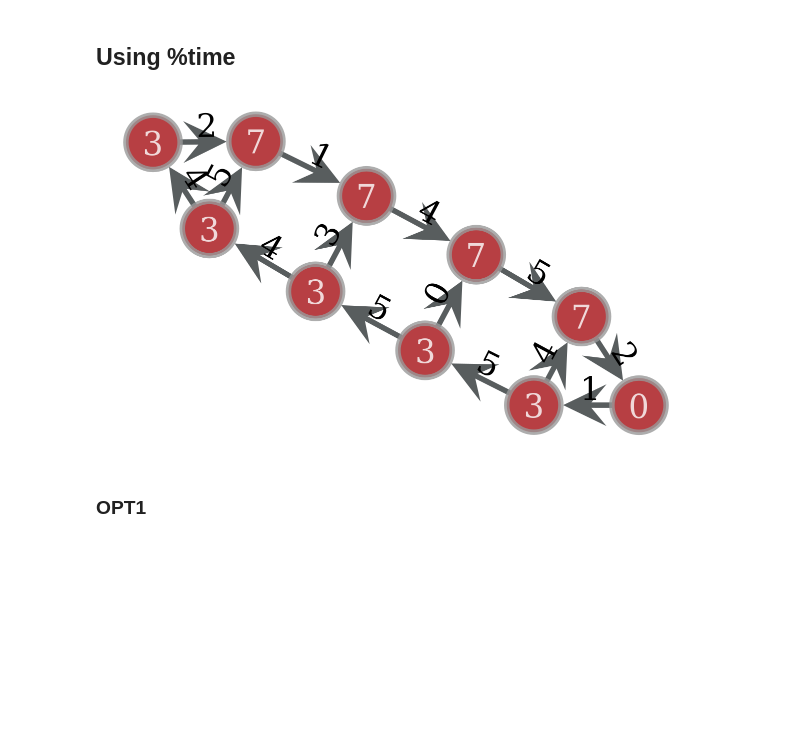
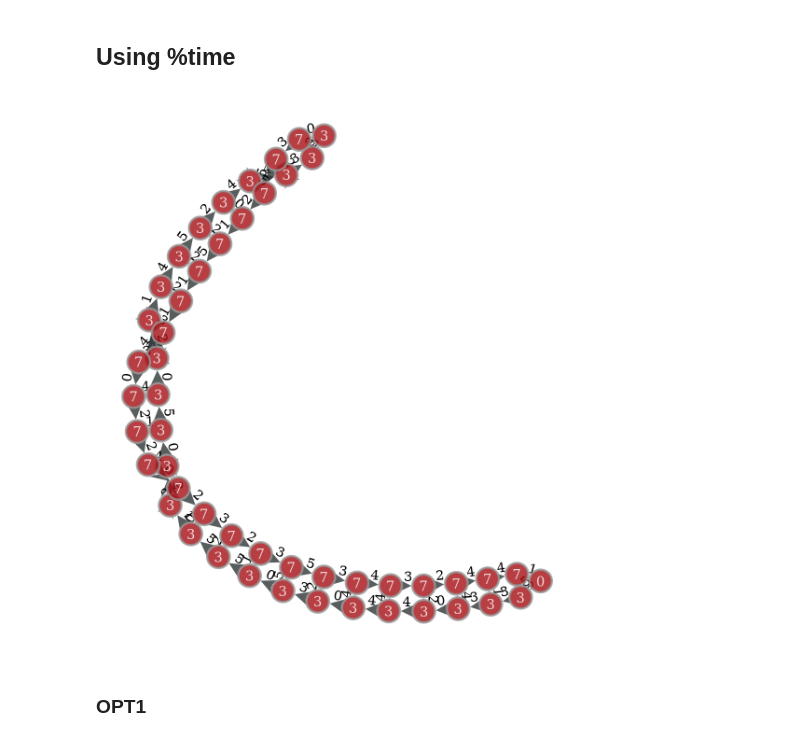
Before and after one commit to spolo96/aapp-retiming_project, a Jupyter notebook: RetimingProject_10670388_General_ColabVersion.ipynb, the cells around one changed output. Saved outputs shown, nothing was run; the diff lists cells and outputs as text; code cells hidden in the pictures; blank space fills up the shorter version.

```diff
--- a/RetimingProject_10670388_General_ColabVersion.ipynb
+++ b/RetimingProject_10670388_General_ColabVersion.ipynb
@@ -825,9 +741,9 @@ Wall time: 35.1 s
 ## Using %time
 # %%
 #Generating the Graph
-gtest = graphCorrelator(10)
+gtest = graphCorrelator(50)
 # %% [output]
-[figure, old version]
+[figure, new version]
 # %% [markdown]
 ### OPT1
 # %%
```
Also changed, not shown: parts of 37 cells of this notebook.
